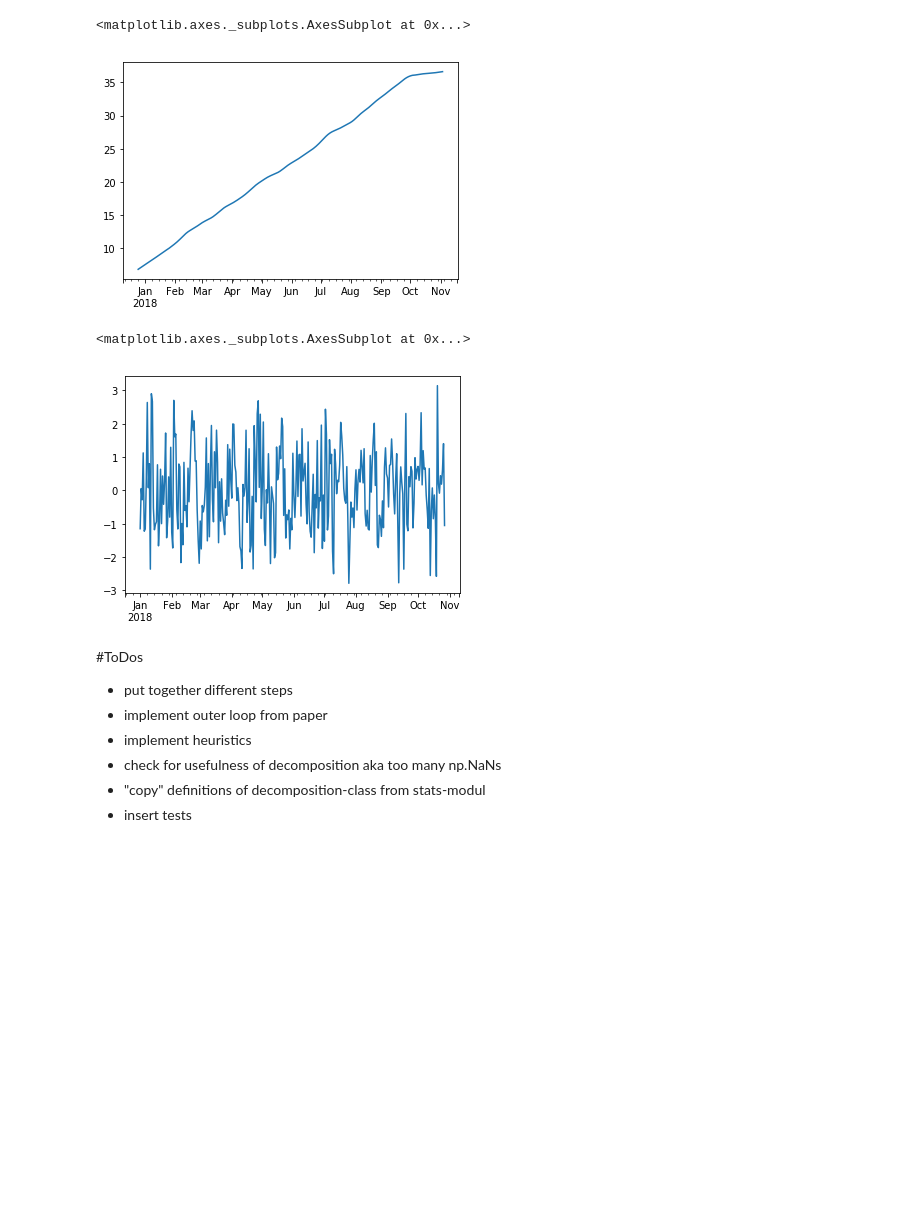
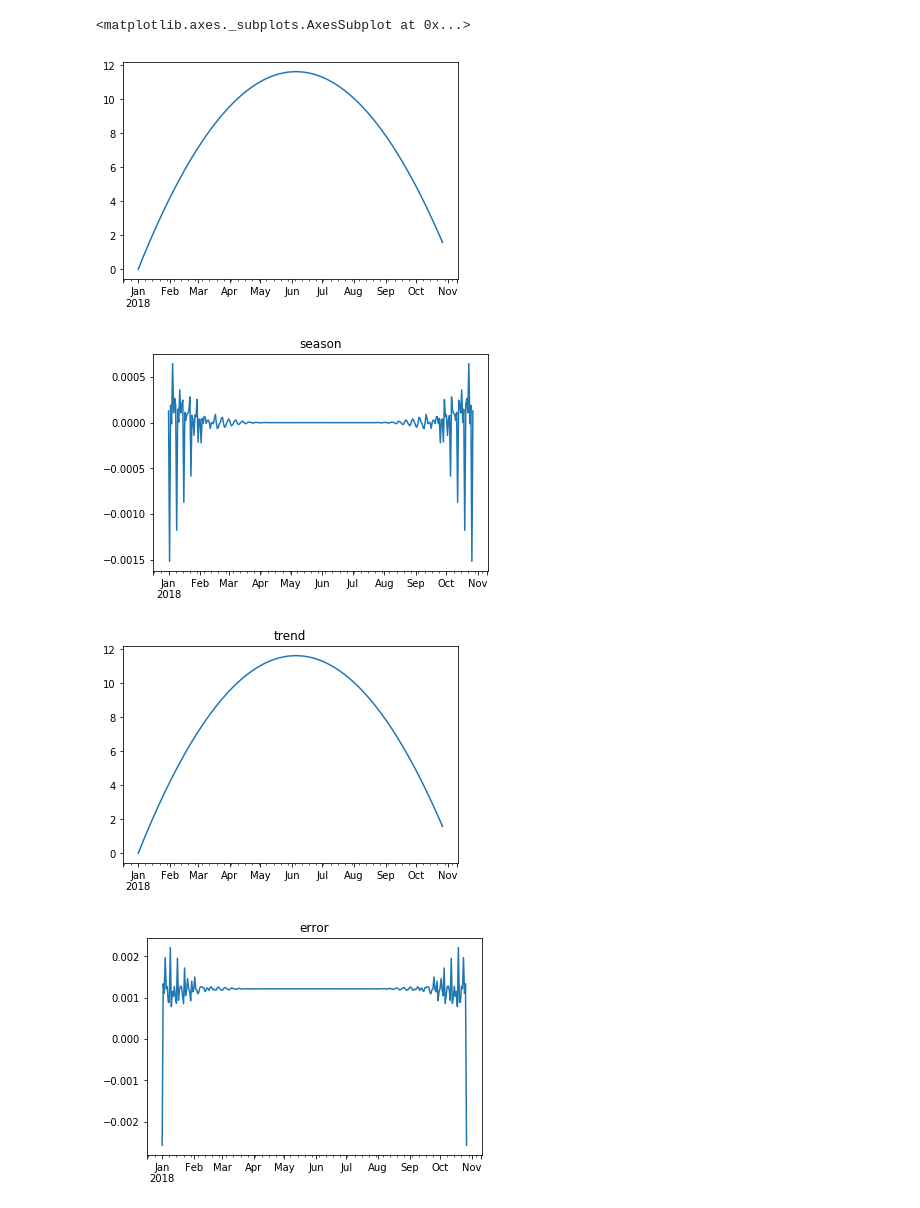
Before and after one commit to sral85/STL, a Jupyter notebook: STL.ipynb, the cells around one changed output. Drawn from its saved outputs; the diff is of its cells as text; code cells hidden in the pictures; blank space fills up the shorter version.

Commit message:
added inner and outer loop + correction of various mistakes

```diff
--- a/STL.ipynb
+++ b/STL.ipynb
@@ -137,0 +200,5 @@ error = deseasonalized_series - trend
+# %%
+np.random.seed(42)
+x = np.array(range(300))
+idx = pd.date_range('2018-01-01', periods = len(x))
+trend = pd.Series(x * 0.5, idx)
@@ -138,18 +213,17 @@ error = deseasonalized_series - trend
+# %%
+np.random.seed(42)
+idx = pd.date_range('2018-01-01', periods = len(x))
+trend = pd.Series(x * 0.15, idx) - pd.Series(np.power(x * 0.022, 2), idx)
 # %%
 trend.plot()
 # %% [output]
 <matplotlib.axes._subplots.AxesSubplot at 0x...>
-[figure, old version]
+[figure, new version]
+# %%
+decomposition = stl_decompose(trend, 7, 11, 11, 11, 10, 1)
 # %%
-error.plot()
+decomposition.plot()
 # %% [output]
-<matplotlib.axes._subplots.AxesSubplot at 0x...>
-[figure, old version]
+[figure, new version]
+[figure, added]
+[figure, added]
-# %% [markdown]
-#ToDos
-- put together different steps
-- implement outer loop from paper
-- implement heuristics
-- check for usefulness of decomposition aka too many np.NaNs
-- "copy" definitions of decomposition-class from stats-modul
-- insert tests
```
Also changed, not shown: parts of 26 cells of this notebook.
